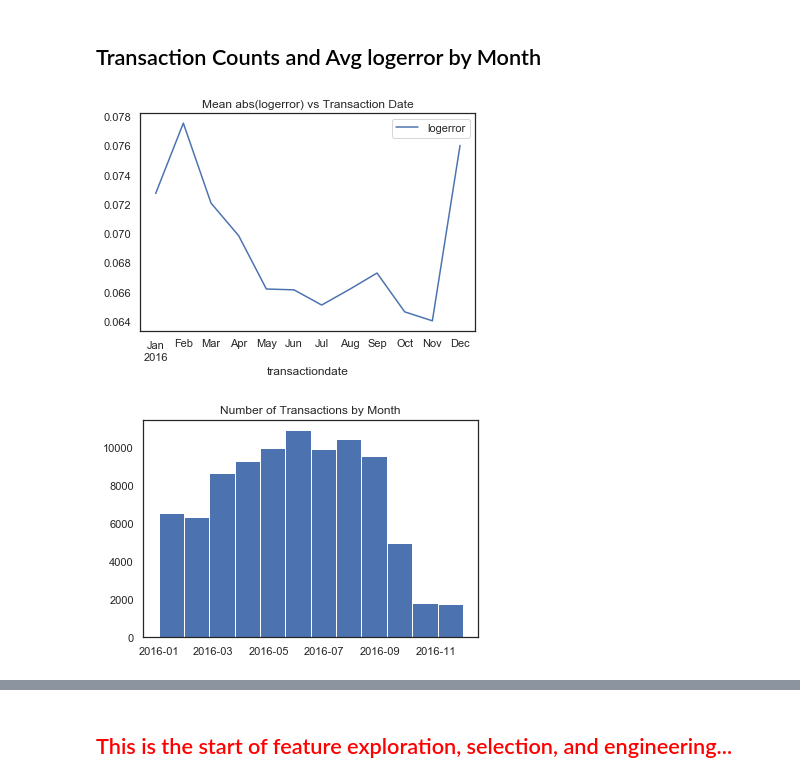
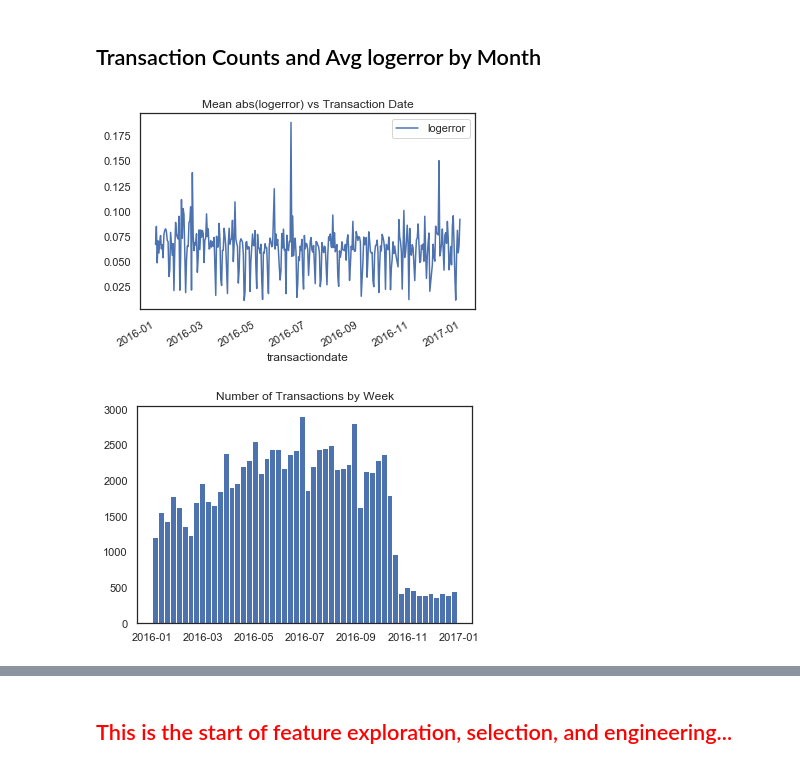
Before and after one commit to AustinDoolittle/W207-Final-Project, a Jupyter notebook: combined_eda.ipynb, the cells around one changed output, grey strips where cells are left out. Drawn from its saved outputs; the diff is of its cells as text; code cells hidden in the pictures.

```diff
--- a/combined_eda.ipynb
+++ b/combined_eda.ipynb
@@ -585,15 +585,15 @@ combined_df.describe(include='all').transpose()
 # %%
 # plot logerrors over time
 plt_df = combined_df[['transactiondate','logerror']].copy()
-plt_df['transactiondate'] = plt_df.transactiondate.astype('datetime64[M]')
+plt_df['transactiondate'] = plt_df.transactiondate#.astype('datetime64[M]')
 plt_df['logerror'] = np.abs(plt_df.logerror)
 g = plt_df.groupby(['transactiondate']).mean()
 g.plot()
 plt.title("Mean abs(logerror) vs Transaction Date")
 plt.show()
-plt.hist(plt_df.transactiondate,bins=12)
-plt.title("Number of Transactions by Month")
+plt.hist(plt_df.transactiondate,bins=52)
+plt.title("Number of Transactions by Week")
 plt.show()
 # %% [output]
-[figure, old version]
+[figure, new version]
-[figure, old version]
+[figure, new version]
```
Also changed, not shown: parts of 2 cells of this notebook.
